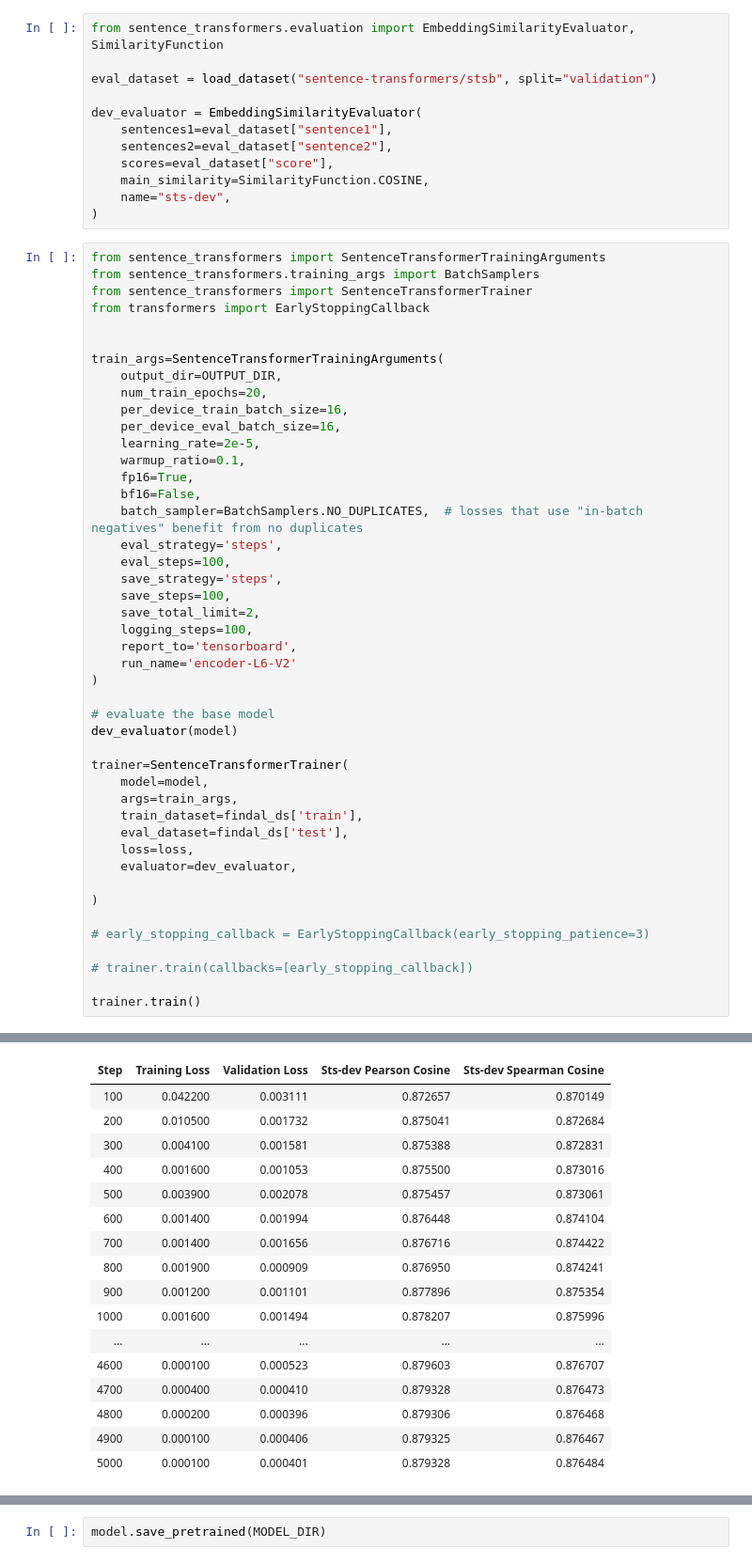
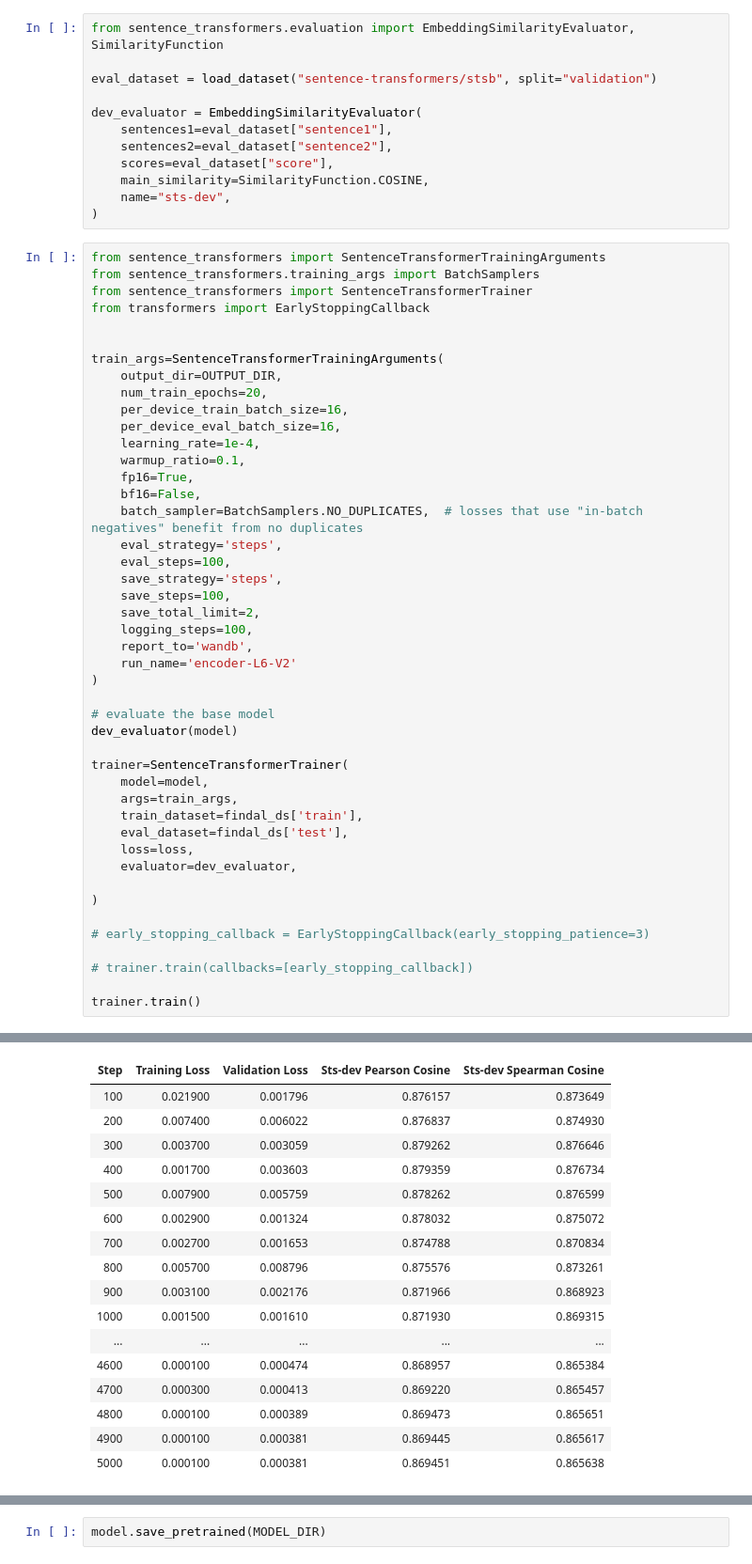
Before and after one commit to Aisuko/notebooks, a Jupyter notebook: nlp/sentence-similarity/fine-tuning-encoder-with-contrastive-learning.ipynb, the cells around one changed output, grey strips where cells are left out. Shown: that part at 94% size. Saved outputs shown, nothing was run; the diff lists cells and outputs as text.

Commit message:
Kaggle Notebook | Fine-tuning Encoder with Contrastive Learning | Version 8

```diff
--- a/nlp/sentence-similarity/fine-tuning-encoder-with-contrastive-learning.ipynb
+++ b/nlp/sentence-similarity/fine-tuning-encoder-with-contrastive-learning.ipynb
@@ -133,7 +145,7 @@ train_args=SentenceTransformerTrainingArguments(
     num_train_epochs=20,
     per_device_train_batch_size=16,
     per_device_eval_batch_size=16,
-    learning_rate=2e-5,
+    learning_rate=1e-4,
     warmup_ratio=0.1,
     fp16=True,
     bf16=False,
@@ -144,7 +156,7 @@ train_args=SentenceTransformerTrainingArguments(
     save_steps=100,
     save_total_limit=2,
     logging_steps=100,
-    report_to='tensorboard',
+    report_to='wandb',
     run_name='encoder-L6-V2'
 )
 
@@ -171,17 +190,17 @@ trainer.train()
 | Step | Training Loss | Validation Loss | Sts-dev Pearson Cosine | Sts-dev Spearman Cosine |
-| 100 | 0.042200 | 0.003111 | 0.872657 | 0.870149 |
-| 200 | 0.010500 | 0.001732 | 0.875041 | 0.872684 |
-| 300 | 0.004100 | 0.001581 | 0.875388 | 0.872831 |
-| 400 | 0.001600 | 0.001053 | 0.875500 | 0.873016 |
-| 500 | 0.003900 | 0.002078 | 0.875457 | 0.873061 |
-| 600 | 0.001400 | 0.001994 | 0.876448 | 0.874104 |
-| 700 | 0.001400 | 0.001656 | 0.876716 | 0.874422 |
-| 800 | 0.001900 | 0.000909 | 0.876950 | 0.874241 |
-| 900 | 0.001200 | 0.001101 | 0.877896 | 0.875354 |
-| 1000 | 0.001600 | 0.001494 | 0.878207 | 0.875996 |
+| 100 | 0.021900 | 0.001796 | 0.876157 | 0.873649 |
+| 200 | 0.007400 | 0.006022 | 0.876837 | 0.874930 |
+| 300 | 0.003700 | 0.003059 | 0.879262 | 0.876646 |
+| 400 | 0.001700 | 0.003603 | 0.879359 | 0.876734 |
+| 500 | 0.007900 | 0.005759 | 0.878262 | 0.876599 |
+| 600 | 0.002900 | 0.001324 | 0.878032 | 0.875072 |
+| 700 | 0.002700 | 0.001653 | 0.874788 | 0.870834 |
+| 800 | 0.005700 | 0.008796 | 0.875576 | 0.873261 |
+| 900 | 0.003100 | 0.002176 | 0.871966 | 0.868923 |
+| 1000 | 0.001500 | 0.001610 | 0.871930 | 0.869315 |
 | ... | ... | ... | ... | ... |
-| 4600 | 0.000100 | 0.000523 | 0.879603 | 0.876707 |
-| 4700 | 0.000400 | 0.000410 | 0.879328 | 0.876473 |
-| 4800 | 0.000200 | 0.000396 | 0.879306 | 0.876468 |
-| 4900 | 0.000100 | 0.000406 | 0.879325 | 0.876467 |
-| 5000 | 0.000100 | 0.000401 | 0.879328 | 0.876484 |
+| 4600 | 0.000100 | 0.000474 | 0.868957 | 0.865384 |
+| 4700 | 0.000300 | 0.000413 | 0.869220 | 0.865457 |
+| 4800 | 0.000100 | 0.000389 | 0.869473 | 0.865651 |
+| 4900 | 0.000100 | 0.000381 | 0.869445 | 0.865617 |
+| 5000 | 0.000100 | 0.000381 | 0.869451 | 0.865638 |
```
Also changed, not shown: parts of 7 cells of this notebook.
